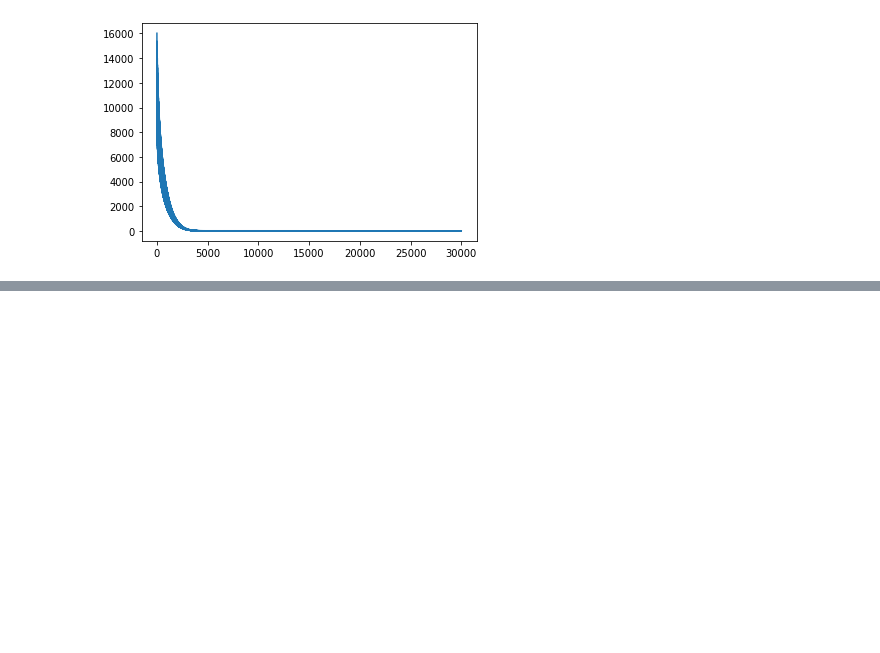
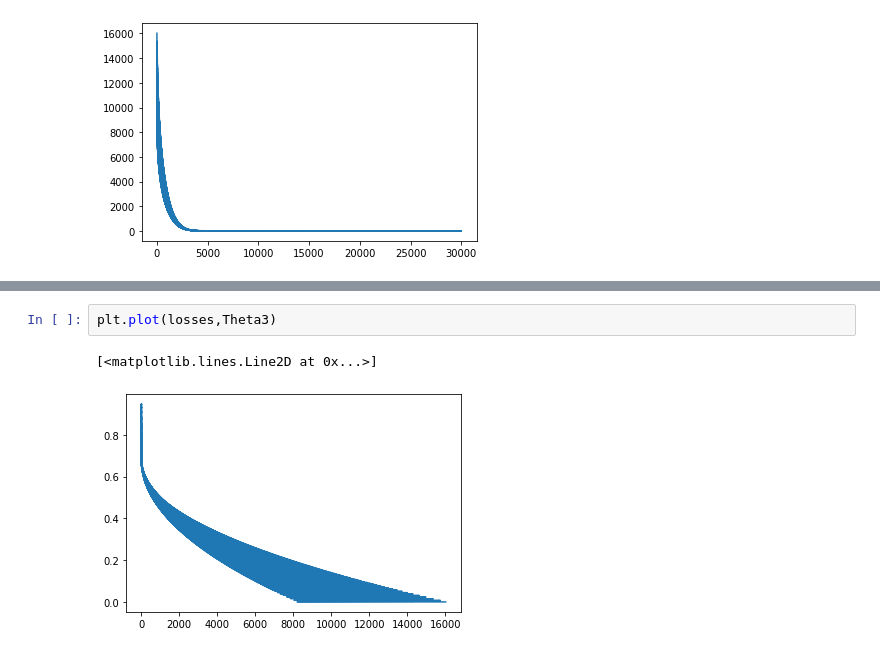
Before and after one commit to YousraAshour/Supervised_machine_learning, a Jupyter notebook: ADAM_Mini_Batch.ipynb, the cells around one changed output, grey strips where cells are left out. Saved outputs shown, nothing was run; the diff lists cells and outputs as text; blank space fills up the shorter version.

```diff
--- a/ADAM_Mini_Batch.ipynb
+++ b/ADAM_Mini_Batch.ipynb
@@ -92,0 +116,5 @@ plt.plot(losses)
+# %%
+plt.plot(losses,Theta3)
+# %% [output]
+[<matplotlib.lines.Line2D at 0x...>]
+[figure, added]
```
Also changed, not shown: parts of 5 cells of this notebook.
